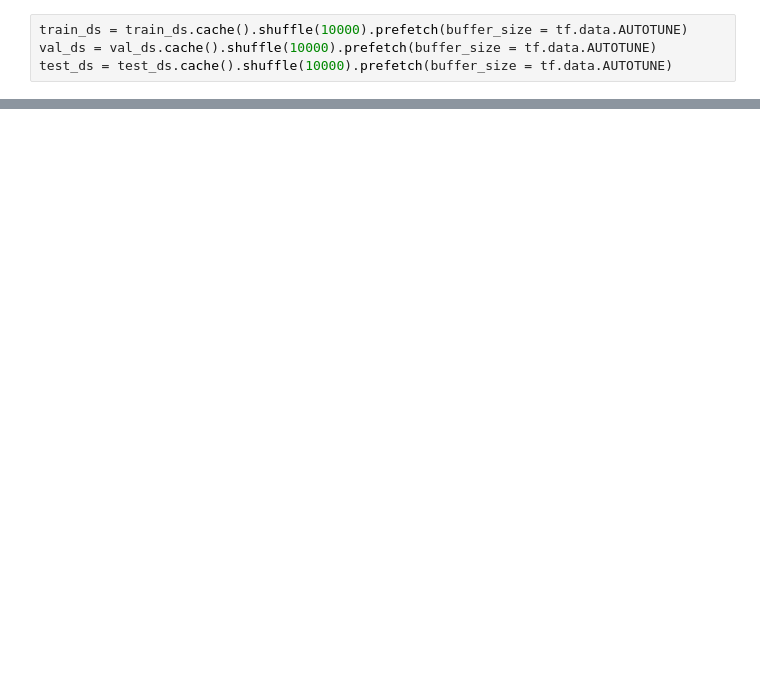
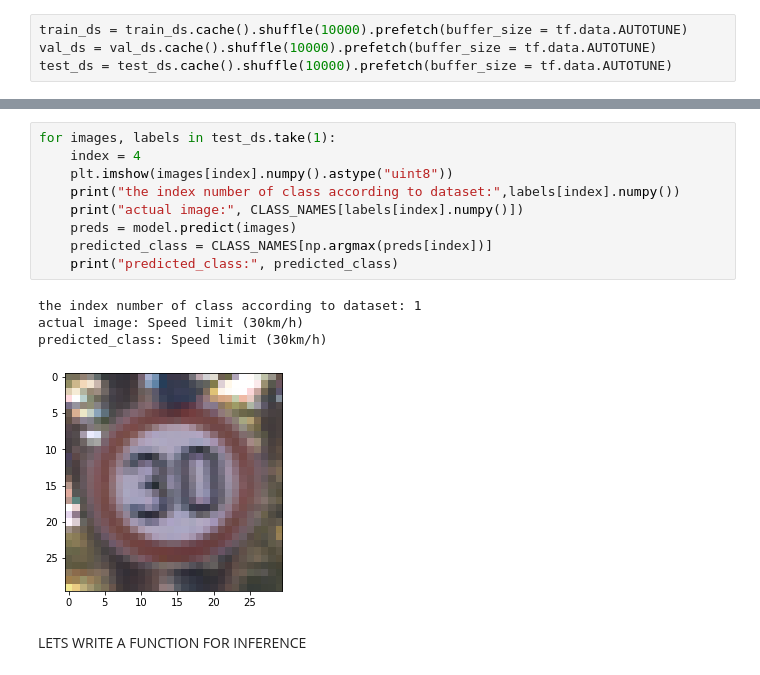
Before and after one commit to denizyaprak/road_sign_recognition_1, a Jupyter notebook: traffic_sign_recognition_1.ipynb, the cells around one changed output, grey strips where cells are left out. Drawn from its saved outputs; the diff is of its cells as text; blank space fills up the shorter version.

```diff
--- a/traffic_sign_recognition_1.ipynb
+++ b/traffic_sign_recognition_1.ipynb
@@ -258,0 +312,16 @@ dataset = tf.keras.preprocessing.image_dataset_from_directory(
+# %%
+for images, labels in test_ds.take(1):
+    index = 4
+    plt.imshow(images[index].numpy().astype("uint8"))
+    print("the index number of class according to dataset:",labels[index].numpy())
+    print("actual image:", CLASS_NAMES[labels[index].numpy()])
+    preds = model.predict(images)
+    predicted_class = CLASS_NAMES[np.argmax(preds[index])]
+    print("predicted_class:", predicted_class)
+# %% [output]
+the index number of class according to dataset: 1
+actual image: Speed limit (30km/h)
+predicted_class: Speed limit (30km/h)
+[figure, added]
+# %% [markdown]
+LETS WRITE A FUNCTION FOR INFERENCE
```
Also changed, not shown: parts of 19 cells of this notebook.
